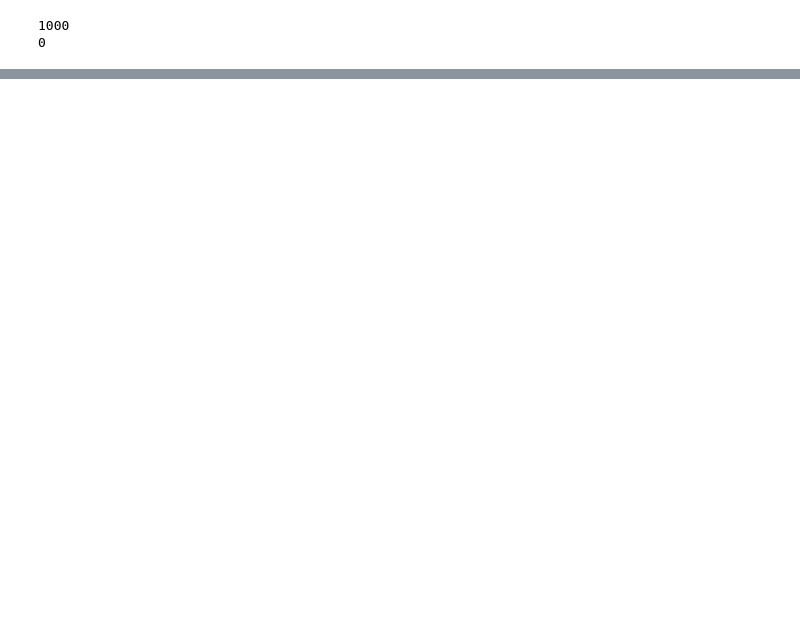
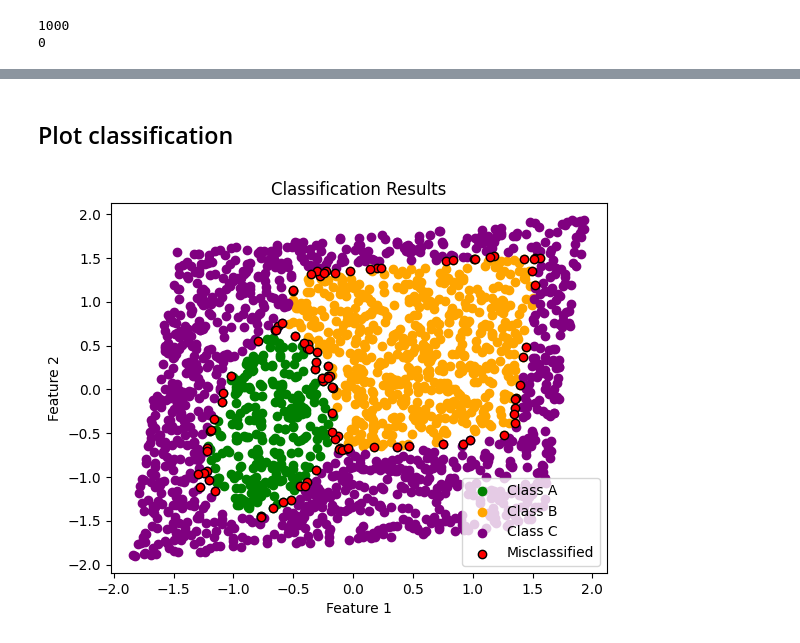
Before and after one commit to misosvec/neural-networks-assignments, a Jupyter notebook: multilayer-perceptron-classifier/main.ipynb, the cells around one changed output, grey strips where cells are left out. Saved outputs shown, nothing was run; the diff lists cells and outputs as text; code cells hidden in the pictures; blank space fills up the shorter version.

Commit message:
plot classification and confusion matrix

```diff
--- a/multilayer-perceptron-classifier/main.ipynb
+++ b/multilayer-perceptron-classifier/main.ipynb
@@ -107,0 +140,19 @@ print(len(val_losses))
+# %%
+import numpy as np
+import matplotlib.pyplot as plt
+
+confusion_matrix = y_test @ y_pred.T
+
+plt.imshow(confusion_matrix, cmap='Blues', interpolation='nearest')
+
+for i in range(3):
+    for j in range(3):
+        plt.text(j, i, str(int(confusion_matrix[i, j])),
+                 ha='center', va='center', color='black')
+
+plt.xticks([0, 1, 2])
+plt.yticks([0, 1, 2])
+plt.xlabel('Predicted label')
+plt.ylabel('True label')
+plt.title('Confusion Matrix')
+plt.show()
@@ -107,0 +161,27 @@ print(len(val_losses))
+# %% [markdown]
+## Plot classification
+# %%
+import matplotlib.pyplot as plt
+import numpy as np
+
+true_class = np.argmax(y_test, axis=0)
+pred_class = np.argmax(y_pred, axis=0)
+
+colors = np.where(pred_class != true_class, 'red', 'blue')
+
+class_colors = ['green', 'orange', 'purple']
+
+for i, color in enumerate(class_colors):
+    class_indices = np.where(true_class == i)[0]
+    plt.scatter(X_test[0, class_indices], X_test[1, class_indices], color=color, label=f'Class {chr(65 + i)}')
+
+misclassified_indices = np.where(pred_class != true_class)[0]
+plt.scatter(X_test[0, misclassified_indices], X_test[1, misclassified_indices], color='red', label='Misclassified', edgecolor='black')
+
+plt.xlabel('Feature 1')
+plt.ylabel('Feature 2')
+plt.title('Classification Results')
+plt.legend()
+plt.show()
+# %% [output]
+[figure, added]
```
Also changed, not shown: parts of 6 cells of this notebook.
